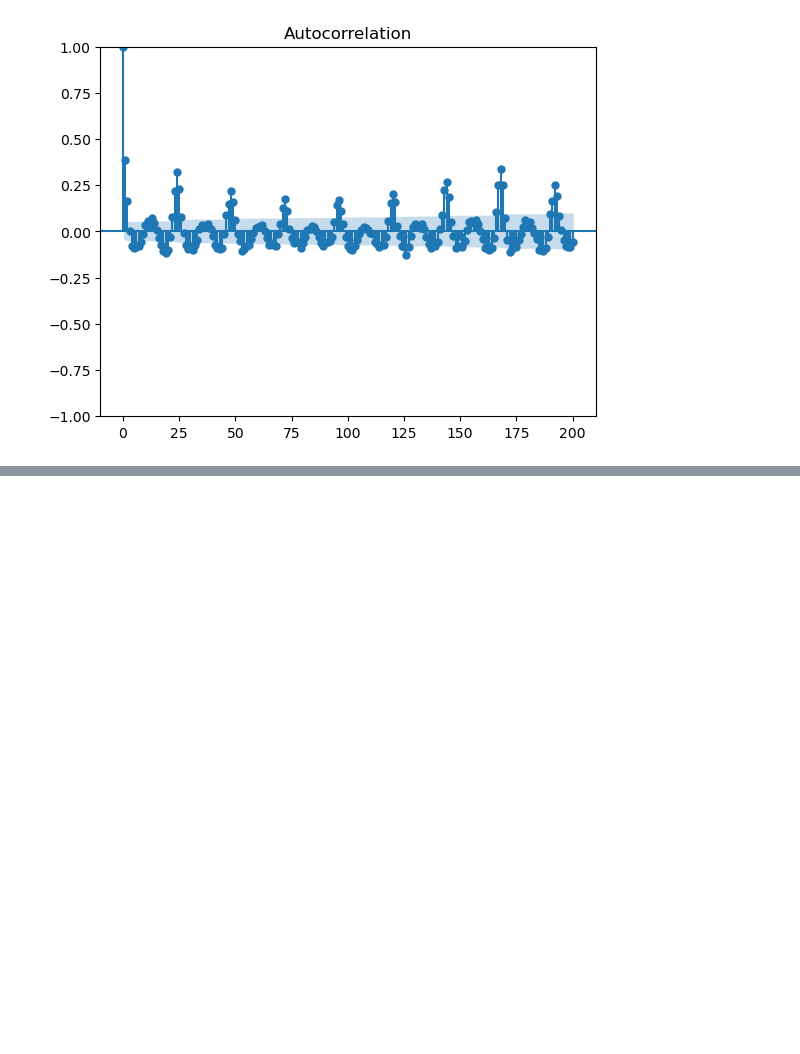
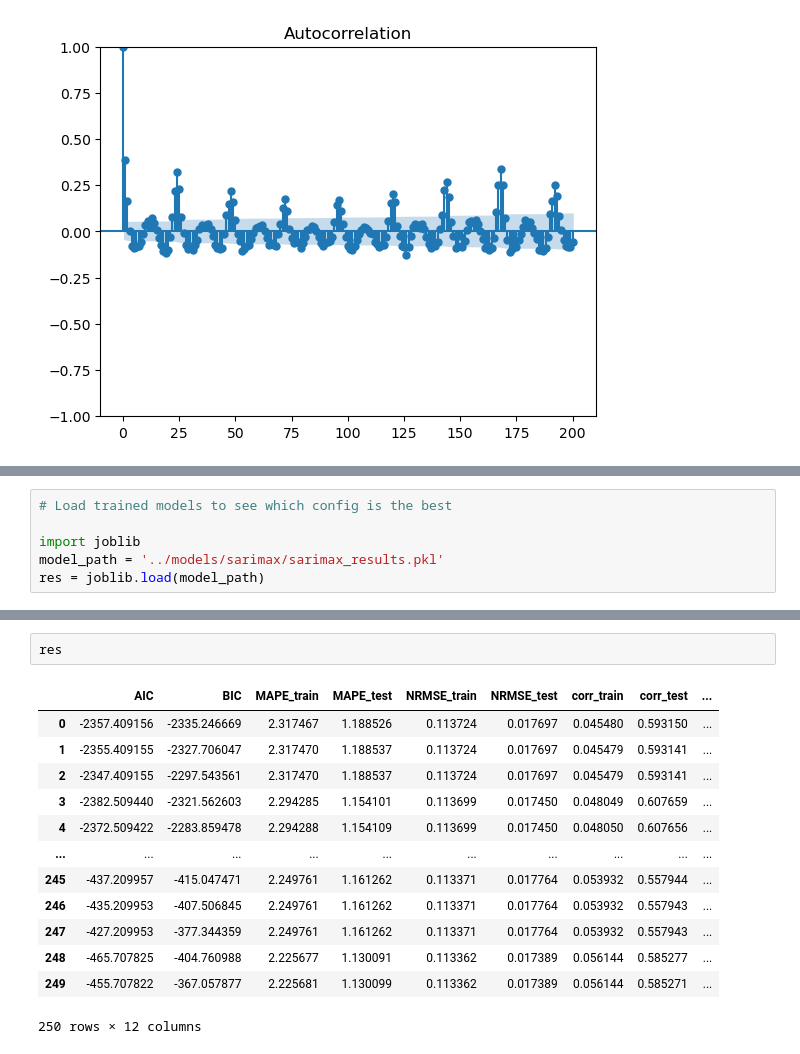
Before and after one commit to kdona/fall-2025-traffic-prediction, a Jupyter notebook: notebooks/i10_train_time_series.ipynb, the cells around one changed output, grey strips where cells are left out. Saved outputs shown, nothing was run; the diff lists cells and outputs as text; blank space fills up the shorter version.

```diff
--- a/notebooks/i10_train_time_series.ipynb
+++ b/notebooks/i10_train_time_series.ipynb
@@ -225,0 +165,6 @@ joblib.dump(models, '../models/arima_models.pkl')
+# %%
+# Load trained models to see which config is the best
+
+import joblib
+model_path = '../models/sarimax/sarimax_results.pkl'
+res = joblib.load(model_path)
@@ -225,0 +189,16 @@ joblib.dump(models, '../models/arima_models.pkl')
+# %%
+res
+# %% [output]
+|  | AIC | BIC | MAPE_train | MAPE_test | NRMSE_train | NRMSE_test | corr_train | corr_test | ... |
+| 0 | -2357.409156 | -2335.246669 | 2.317467 | 1.188526 | 0.113724 | 0.017697 | 0.045480 | 0.593150 | ... |
+| 1 | -2355.409155 | -2327.706047 | 2.317470 | 1.188537 | 0.113724 | 0.017697 | 0.045479 | 0.593141 | ... |
+| 2 | -2347.409155 | -2297.543561 | 2.317470 | 1.188537 | 0.113724 | 0.017697 | 0.045479 | 0.593141 | ... |
+| 3 | -2382.509440 | -2321.562603 | 2.294285 | 1.154101 | 0.113699 | 0.017450 | 0.048049 | 0.607659 | ... |
+| 4 | -2372.509422 | -2283.859478 | 2.294288 | 1.154109 | 0.113699 | 0.017450 | 0.048050 | 0.607656 | ... |
+| ... | ... | ... | ... | ... | ... | ... | ... | ... | ... |
+| 245 | -437.209957 | -415.047471 | 2.249761 | 1.161262 | 0.113371 | 0.017764 | 0.053932 | 0.557944 | ... |
+| 246 | -435.209953 | -407.506845 | 2.249761 | 1.161262 | 0.113371 | 0.017764 | 0.053932 | 0.557943 | ... |
+| 247 | -427.209953 | -377.344359 | 2.249761 | 1.161262 | 0.113371 | 0.017764 | 0.053932 | 0.557943 | ... |
+| 248 | -465.707825 | -404.760988 | 2.225677 | 1.130091 | 0.113362 | 0.017389 | 0.056144 | 0.585277 | ... |
+| 249 | -455.707822 | -367.057877 | 2.225681 | 1.130099 | 0.113362 | 0.017389 | 0.056144 | 0.585271 | ... |
+250 rows × 12 columns
```
Also changed, not shown: parts of 13 cells of this notebook, 3 other files.
